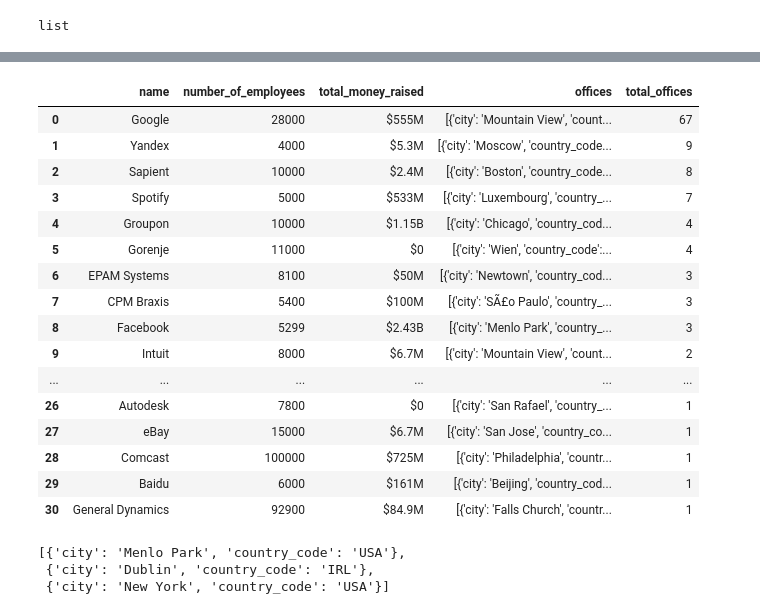
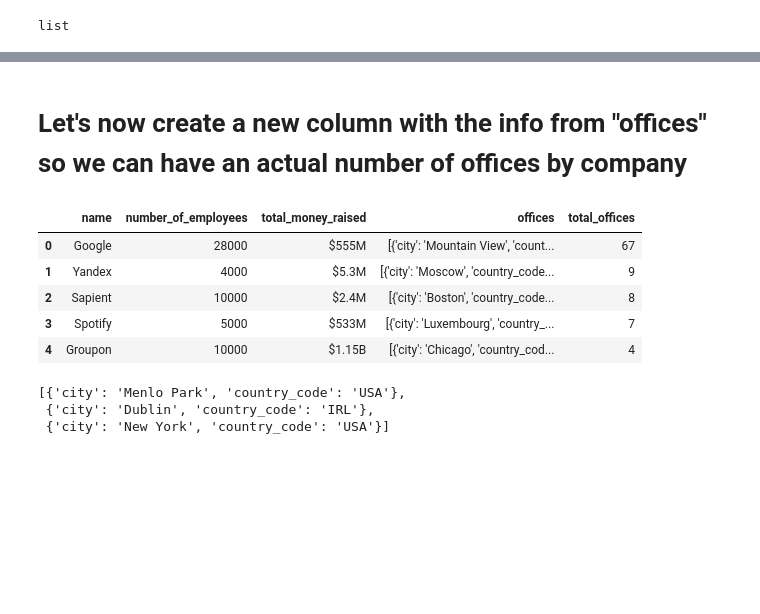
Before and after one commit to marcprz1992/project-3-ironhack, a Jupyter notebook: Main_code.ipynb, the cells around one changed output, grey strips where cells are left out. Drawn from its saved outputs; the diff is of its cells as text; code cells hidden in the pictures; blank space fills up the shorter version.

```diff
--- a/Main_code.ipynb
+++ b/Main_code.ipynb
@@ -162,24 +156,15 @@ df
+# %% [markdown]
+# Let's now create a new column with the info from "offices" so we can have an actual number of offices by company
 # %%
 df["total_offices"] = df["offices"].apply(lambda x: len(x))
-df.sort_values(by="total_offices", ascending=False).reset_index().drop(['index'], axis=1)
+df.sort_values(by="total_offices", ascending=False).reset_index().drop(['index'], axis=1)[:5]
 # %% [output]
 |  | name | number_of_employees | total_money_raised | offices | total_offices |
 | 0 | Google | 28000 | $555M | [{'city': 'Mountain View', 'count... | 67 |
 | 1 | Yandex | 4000 | $5.3M | [{'city': 'Moscow', 'country_code... | 9 |
 | 2 | Sapient | 10000 | $2.4M | [{'city': 'Boston', 'country_code... | 8 |
 | 3 | Spotify | 5000 | $533M | [{'city': 'Luxembourg', 'country_... | 7 |
 | 4 | Groupon | 10000 | $1.15B | [{'city': 'Chicago', 'country_cod... | 4 |
-| 5 | Gorenje | 11000 | $0 | [{'city': 'Wien', 'country_code':... | 4 |
-| 6 | EPAM Systems | 8100 | $50M | [{'city': 'Newtown', 'country_cod... | 3 |
-| 7 | CPM Braxis | 5400 | $100M | [{'city': 'SÃ£o Paulo', 'country_... | 3 |
-| 8 | Facebook | 5299 | $2.43B | [{'city': 'Menlo Park', 'country_... | 3 |
-| 9 | Intuit | 8000 | $6.7M | [{'city': 'Mountain View', 'count... | 2 |
-| ... | ... | ... | ... | ... | ... |
-| 26 | Autodesk | 7800 | $0 | [{'city': 'San Rafael', 'country_... | 1 |
-| 27 | eBay | 15000 | $6.7M | [{'city': 'San Jose', 'country_co... | 1 |
-| 28 | Comcast | 100000 | $725M | [{'city': 'Philadelphia', 'countr... | 1 |
-| 29 | Baidu | 6000 | $161M | [{'city': 'Beijing', 'country_cod... | 1 |
-| 30 | General Dynamics | 92900 | $84.9M | [{'city': 'Falls Church', 'countr... | 1 |
 # %%
 df.offices[0]
 # %% [output]
```
Also changed, not shown: parts of 102 cells of this notebook, 3 other files.
